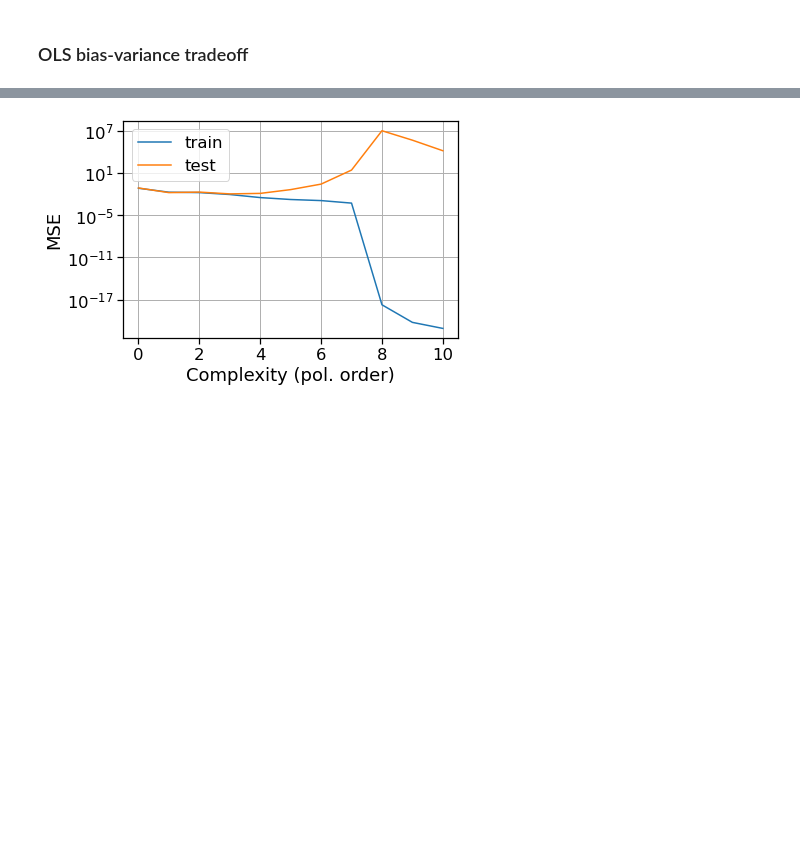
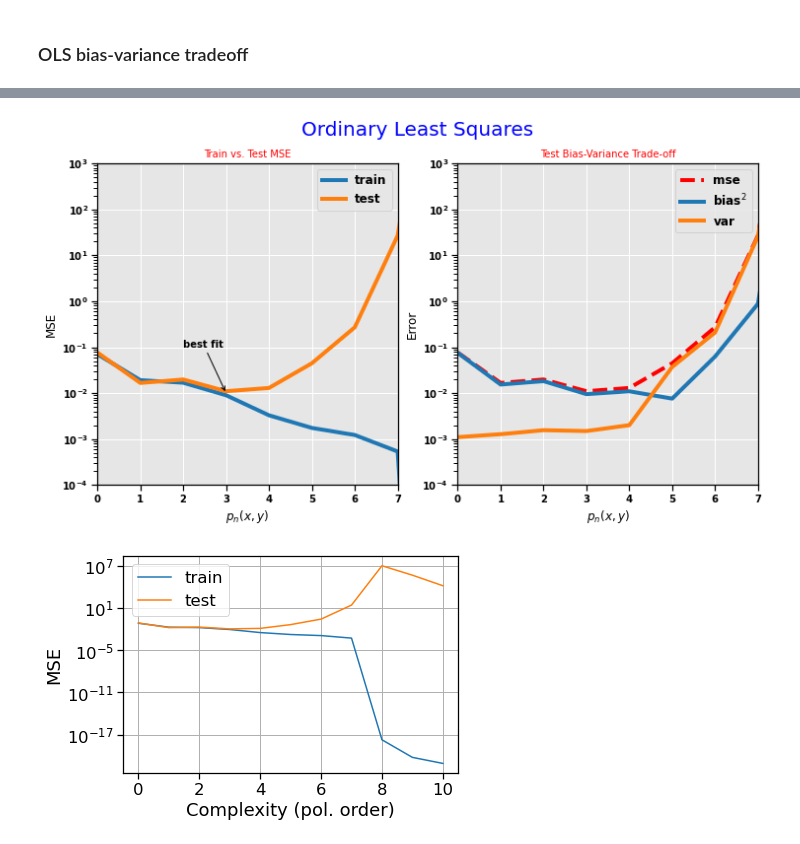
Before and after one commit to fonstelien/FYS-STK4155, a Jupyter notebook: project1/project1.ipynb, the cells around one changed output, grey strips where cells are left out. Drawn from its saved outputs; the diff is of its cells as text; code cells hidden in the pictures; blank space fills up the shorter version.

```diff
--- a/project1/project1.ipynb
+++ b/project1/project1.ipynb
@@ -15,12 +40,3 @@ NUM_BOOTSTRAPS = 20
 np.random.seed(0)
 # %% [markdown]
 ### OLS bias-variance tradeoff
-# %%
-x, y = randmesh(sn=NUM_SAMPLES)
-X = make_design_matrix(x, y, pn=MAX_POLY_ORDER)
-z, f, _ = franke_sampler(x.T[0], y.T[0], noise=NOISE)
-
-polynomial_orders = list(range(MAX_POLY_ORDER+1))
-ols_bs_df = run_ols_bootstrap(X, z, f, polynomial_orders=polynomial_orders, train_size=.7, bootstraps=NUM_BOOTSTRAPS)
-
-print(best_r2(ols_bs_df["test_mse"], z))
@@ -29,3 +196,43 @@ print(best_r2(ols_bs_df["test_mse"], z))
+# %%
+plt.figure(figsize=(12,6))
+ylim = (1E-4, 1E3)
+xlim = (0,7)
+
+plt.subplot(121)
+plt.plot('pol_order', 'train_mse', data=ols_bs_df)
+plt.plot('pol_order', 'test_mse', data=ols_bs_df)
+plt.title("Train vs. Test MSE", fontsize=10, color='red')
+#plt.text(2, .2E7, 'breakdown $\lambda$')
+plt.annotate('best fit', xy=(3,.01), xytext=(2, .1), arrowprops={'arrowstyle':'->'})
+plt.yscale('log')
+plt.xlabel("$p_n(x,y)$")
+plt.ylabel("MSE")
+plt.grid(True)
+plt.ylim(ylim)
+plt.xlim(xlim)
+plt.legend(["train", "test"])
+
+plt.subplot(122)
+plt.plot('pol_order', 'test_mse', 'r--', data=ols_bs_df)
+plt.plot('pol_order', 'test_bias', data=ols_bs_df)
+plt.plot('pol_order', 'test_var', data=ols_bs_df)
+plt.title("Test Bias-Variance Trade-off", fontsize=10, color='red')
+plt.yscale('log')
+plt.xlabel("$p_n(x,y)$")
+plt.ylabel("Error")
+plt.grid(True)
+plt.ylim(ylim)
+plt.xlim(xlim)
+plt.legend(["mse", "bias$^2$", "var"])
+
+#ax = plt.gca()
+#ax.set_yticklabels([])
+
+
+plt.suptitle("Ordinary Least Squares", fontsize=20, color='blue')
+plt.show()
+# %% [output]
+[figure, added]
 # %%
 ax = ols_bs_df.plot(x="pol_order", y=["train_mse", "test_mse"], logy=True)
 ax.legend(["train", "test"])
```
Also changed, not shown: parts of 13 cells of this notebook, 3 other files.
